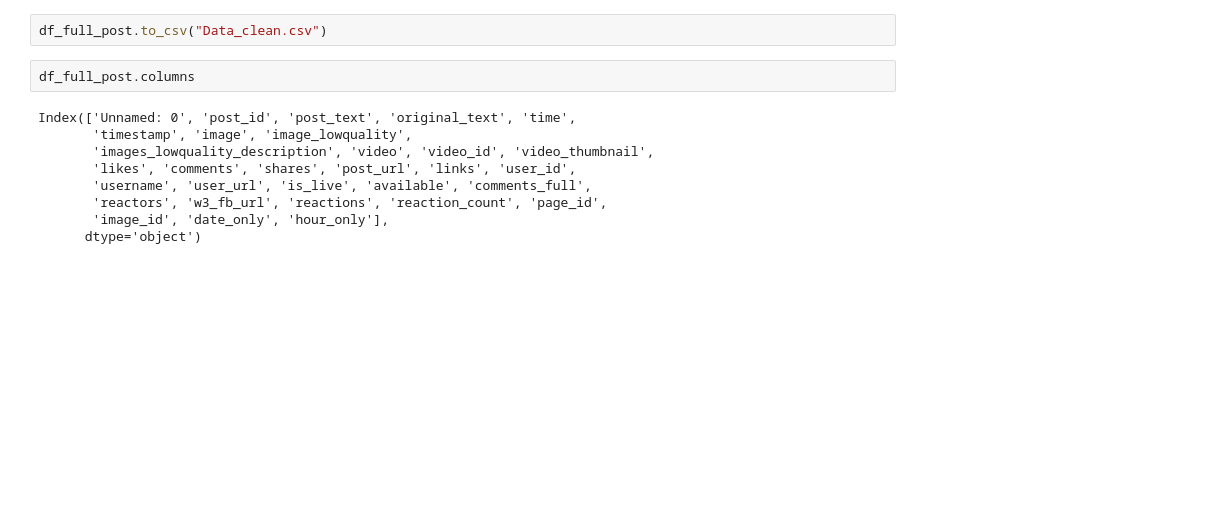
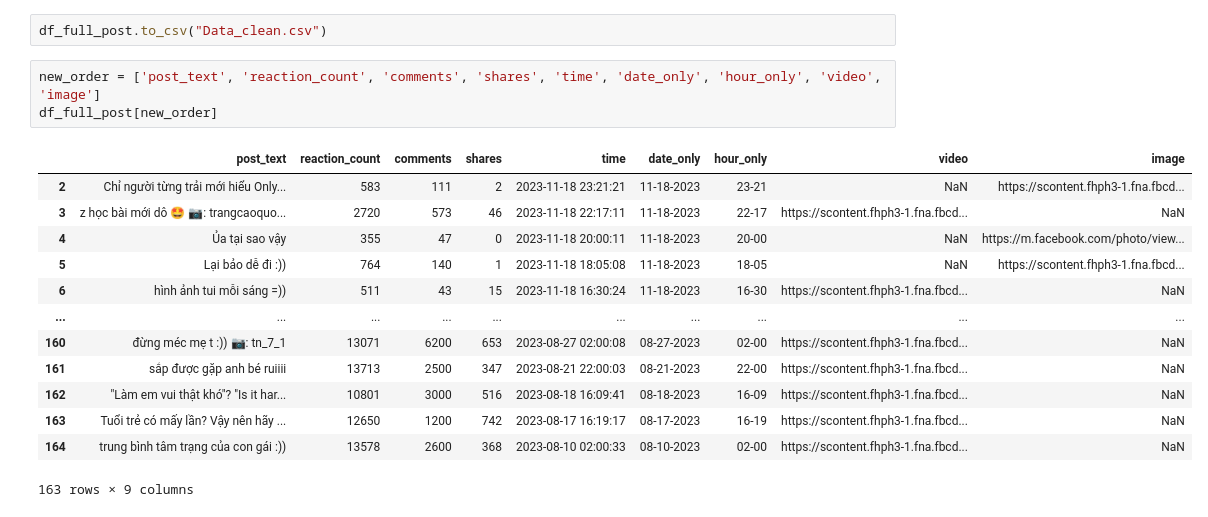
Before and after one commit to NguyenPhuongDng/final_project, a Jupyter notebook: Data/Clean_data.ipynb, the cells around one changed output. Cells and saved outputs as stored; diff of their text form; blank space fills up the shorter version.

```diff
--- a/Data/Clean_data.ipynb
+++ b/Data/Clean_data.ipynb
@@ -63,14 +63,20 @@ row_to_drop = df_full_post[df_full_post["date_only"] == "11-19-2023"].index
 df_full_post.drop(row_to_drop, inplace=True)
 # %%
 df_full_post.to_csv("Data_clean.csv")
-# %%
-df_full_post.columns
-# %% [output]
-Index(['Unnamed: 0', 'post_id', 'post_text', 'original_text', 'time',
-       'timestamp', 'image', 'image_lowquality',
-       'images_lowquality_description', 'video', 'video_id', 'video_thumbnail',
-       'likes', 'comments', 'shares', 'post_url', 'links', 'user_id',
-       'username', 'user_url', 'is_live', 'available', 'comments_full',
-       'reactors', 'w3_fb_url', 'reactions', 'reaction_count', 'page_id',
-       'image_id', 'date_only', 'hour_only'],
-      dtype='object')
+# %%
+new_order = ['post_text', 'reaction_count', 'comments', 'shares', 'time', 'date_only', 'hour_only', 'video', 'image']
+df_full_post[new_order]
+# %% [output]
+|  | post_text | reaction_count | comments | shares | time | date_only | hour_only | video | image |
+| 2 | Chỉ người từng trải mới hiểu Only... | 583 | 111 | 2 | 2023-11-18 23:21:21 | 11-18-2023 | 23-21 | NaN | https://scontent.fhph3-1.fna.fbcd... |
+| 3 | z học bài mới dô 🤩 📷: trangcaoquo... | 2720 | 573 | 46 | 2023-11-18 22:17:11 | 11-18-2023 | 22-17 | https://scontent.fhph3-1.fna.fbcd... | NaN |
+| 4 | Ủa tại sao vậy | 355 | 47 | 0 | 2023-11-18 20:00:11 | 11-18-2023 | 20-00 | NaN | https://m.facebook.com/photo/view... |
+| 5 | Lại bảo dễ đi :)) | 764 | 140 | 1 | 2023-11-18 18:05:08 | 11-18-2023 | 18-05 | NaN | https://scontent.fhph3-1.fna.fbcd... |
+| 6 | hình ảnh tui mỗi sáng =)) | 511 | 43 | 15 | 2023-11-18 16:30:24 | 11-18-2023 | 16-30 | https://scontent.fhph3-1.fna.fbcd... | NaN |
+| ... | ... | ... | ... | ... | ... | ... | ... | ... | ... |
+| 160 | đừng méc mẹ t :)) 📷: tn_7_1 | 13071 | 6200 | 653 | 2023-08-27 02:00:08 | 08-27-2023 | 02-00 | https://scontent.fhph3-1.fna.fbcd... | NaN |
+| 161 | sắp được gặp anh bé ruiiii | 13713 | 2500 | 347 | 2023-08-21 22:00:03 | 08-21-2023 | 22-00 | https://scontent.fhph3-1.fna.fbcd... | NaN |
+| 162 | "Làm em vui thật khó"? "Is it har... | 10801 | 3000 | 516 | 2023-08-18 16:09:41 | 08-18-2023 | 16-09 | https://scontent.fhph3-1.fna.fbcd... | NaN |
+| 163 | Tuổi trẻ có mấy lần? Vậy nên hãy ... | 12650 | 1200 | 742 | 2023-08-17 16:19:17 | 08-17-2023 | 16-19 | https://scontent.fhph3-1.fna.fbcd... | NaN |
+| 164 | trung bình tâm trạng của con gái :)) | 13578 | 2600 | 368 | 2023-08-10 02:00:33 | 08-10-2023 | 02-00 | https://scontent.fhph3-1.fna.fbcd... | NaN |
+163 rows × 9 columns
```
Also changed, not shown: 2 other files.
